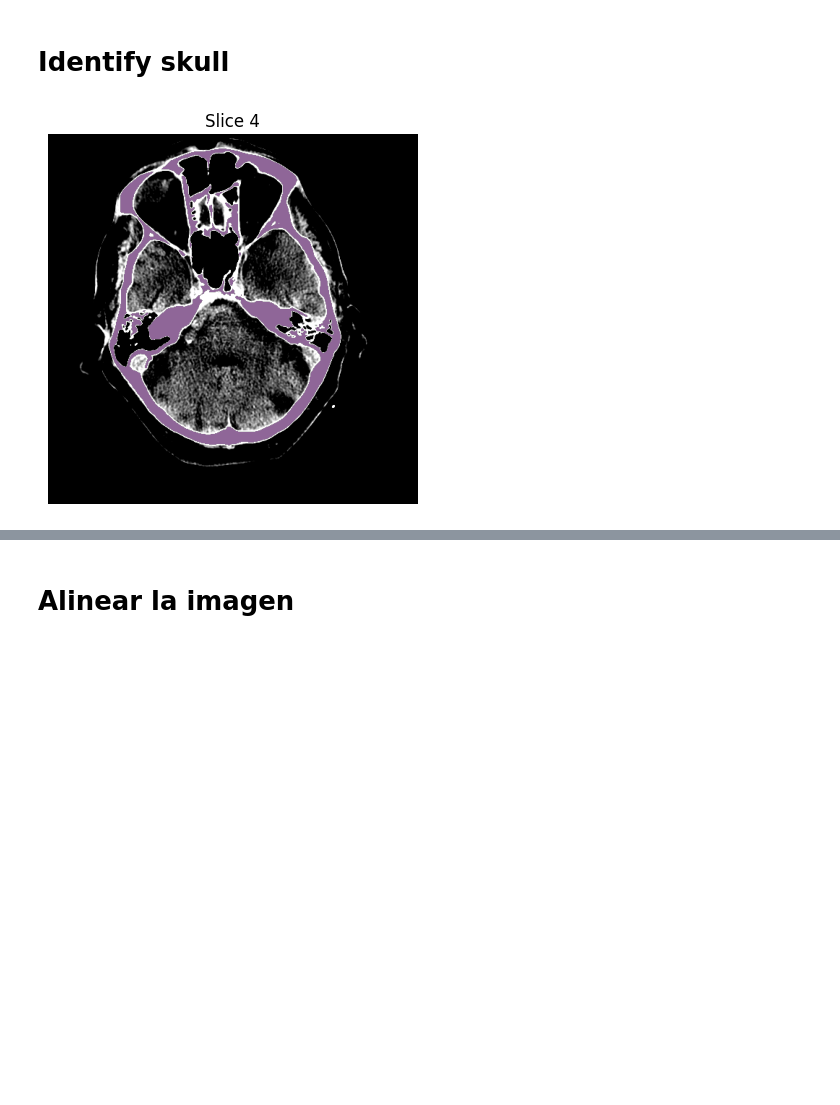
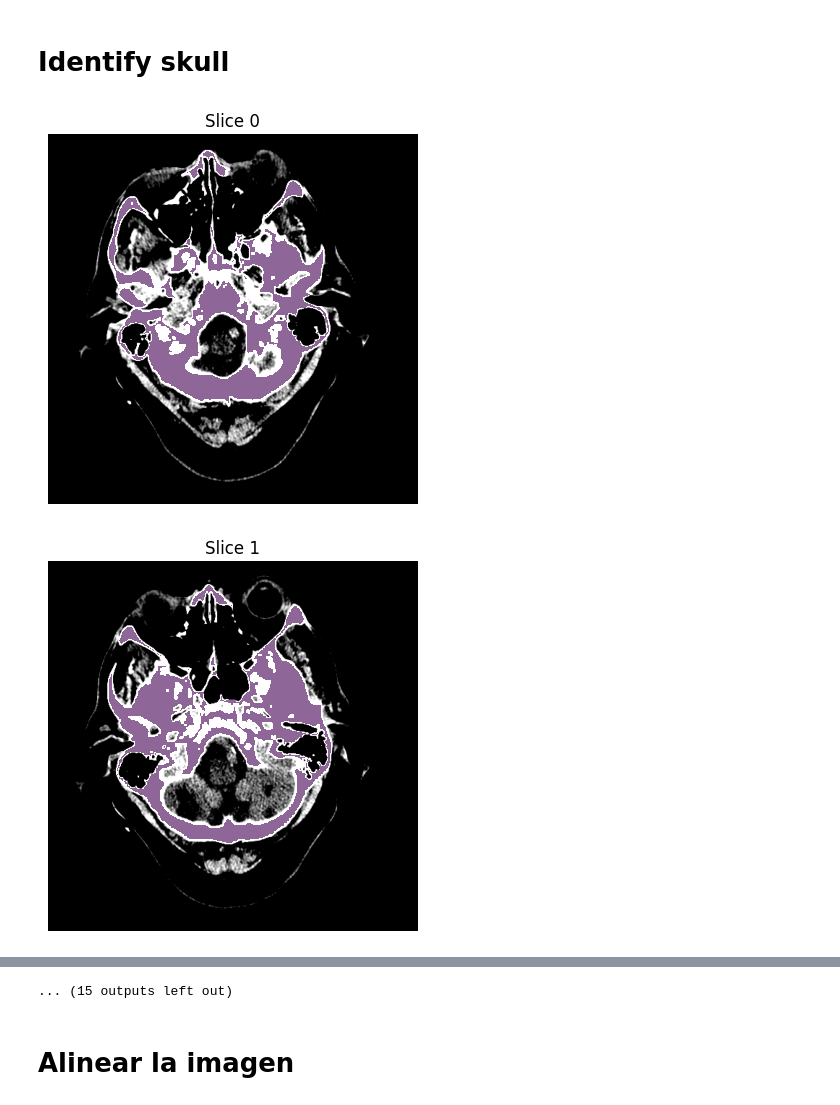
Before and after one commit to Traintain/DICOM_tools, a Jupyter notebook: Preprocessing.ipynb, the cells around one changed output, grey strips where cells are left out. Cells and saved outputs as stored; diff of their text form; code cells hidden in the pictures; blank space fills up the shorter version.

```diff
--- a/Preprocessing.ipynb
+++ b/Preprocessing.ipynb
@@ -8,5 +9,6 @@ import matplotlib.pyplot as plt
 # %%
-img_path = "C:/Users/jmriv/Dataset006_FSFB/imagesTr/FSFB_001_0000.nii.gz"
+img_path = "D:/jm.rivera/nnUnet_data/nnUNet_raw/Dataset009_FSFBMask/imagesTr/FSFBMask_001_0000.nii.gz"
+mask_path = "D:/jm.rivera/nnUnet_data/nnUNet_raw/Dataset009_FSFBMask/labelsTr/FSFBMask_001.nii.gz"
 # %%
 def apply_window(image, wl, ww):
     lower = wl - ww / 2
@@ -71,18 +74,19 @@ middle_value = int(np.mean(z_indices)) - 9
 # %%
 def show_slice(idx):
     windowed_slice = apply_window(ct_np[idx], 40, 40)
 
     plt.imshow(np.fliplr(windowed_slice), cmap="gray", origin="lower")  # fix display flip
     mask_overlay = np.ma.masked_where(mask_np[idx] == 0, mask_np[idx])
     plt.imshow(np.fliplr(mask_overlay), alpha=0.6, origin="lower")
 
     plt.title(f"Slice {idx}")
     plt.axis("off")
     plt.show()
 
 
-#for i in range(ct_np.shape[0]):
-#    show_slice(i)
-show_slice(middle_value)
+for i in range(ct_np.shape[0]):
+    show_slice(i)
+# show_slice(middle_value)
 # %% [output]
-[figure, old version]
+[figure, new version]
+[figure, added]
@@ -89,3 +103,4 @@ show_slice(middle_value)
+... (15 outputs left out)
 # %% [markdown]
 # Alinear la imagen
 # %%
```
Also changed, not shown: parts of 14 cells of this notebook.
